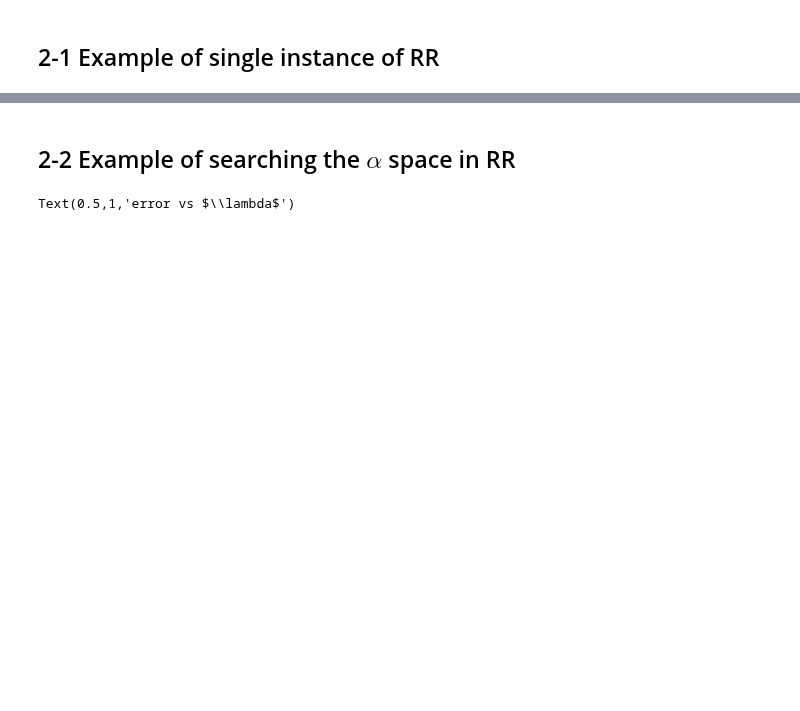
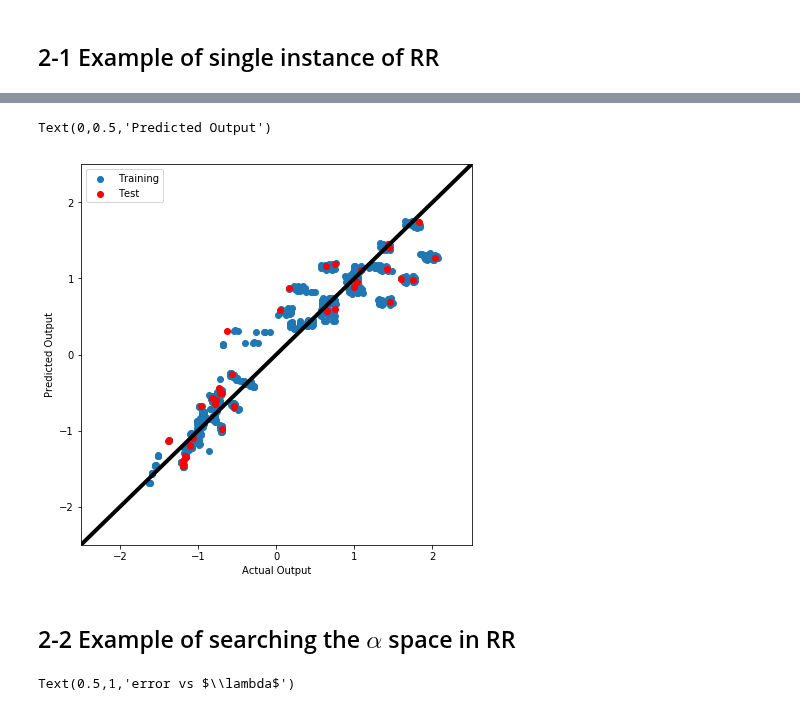
Before and after one commit to UWDIRECT/UWDIRECT.github.io, a Jupyter notebook: Wi19_content/DSMCER/L8_SubsetRegularization_filled.ipynb, the cells around one changed output, grey strips where cells are left out. Cells and saved outputs as stored; diff of their text form; code cells hidden in the pictures; blank space fills up the shorter version.

```diff
--- a/Wi19_content/DSMCER/L8_SubsetRegularization_filled.ipynb
+++ b/Wi19_content/DSMCER/L8_SubsetRegularization_filled.ipynb
@@ -120,7 +136,7 @@ test_normalized=test/test.std()
 ## 2-1 Example of single instance of RR
 # %%
 heat_ridge=Ridge()
-a=1e0
+a=1e1
 heat_ridge.set_params(alpha=a)
 heat_ridge.fit(train_normalized[train.columns.values[0:8]],train_normalized[train.columns.values[8]])
 # %% [output]
@@ -138,3 +154,18 @@ print (mean_squared_error(test_normalized[train.columns.values[8]],heat_ridge.pr
+# %%
+plt.figure(figsize=(7,7))
+plt.xlim([-2.5,2.5]);
+plt.ylim([-2.5,2.5]);
+plt.scatter(train_normalized[train.columns.values[8]],heat_ridge.predict(
+        train_normalized[train.columns.values[0:8]]), label='Training')
+plt.scatter(test_normalized[train.columns.values[8]],heat_ridge.predict(
+        test_normalized[train.columns.values[0:8]]),color='r', label='Test')
+plt.plot([-2.5,2.5],[-2.5,2.5],lw=4,color='black')
+plt.legend()
+plt.xlabel('Actual Output')
+plt.ylabel('Predicted Output')
+# %% [output]
+Text(0,0.5,'Predicted Output')
+[figure, added]
 # %% [markdown]
 ## 2-2 Example of searching the $\alpha$ space in RR
 # %%
```
Also changed, not shown: parts of 8 cells of this notebook, 6 other files.
